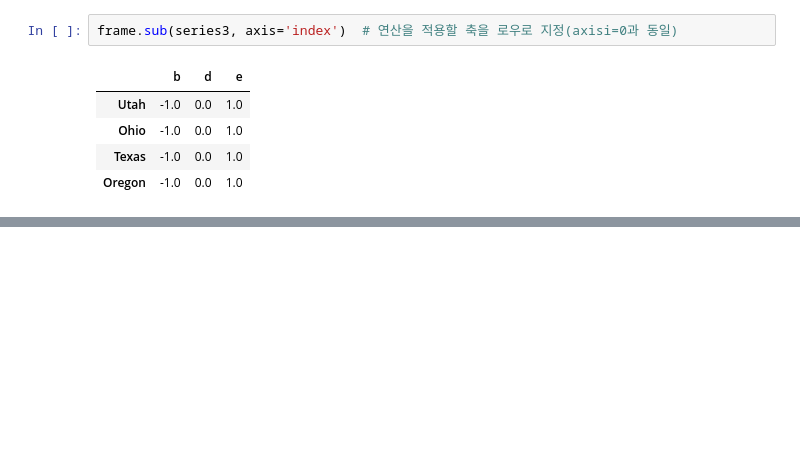
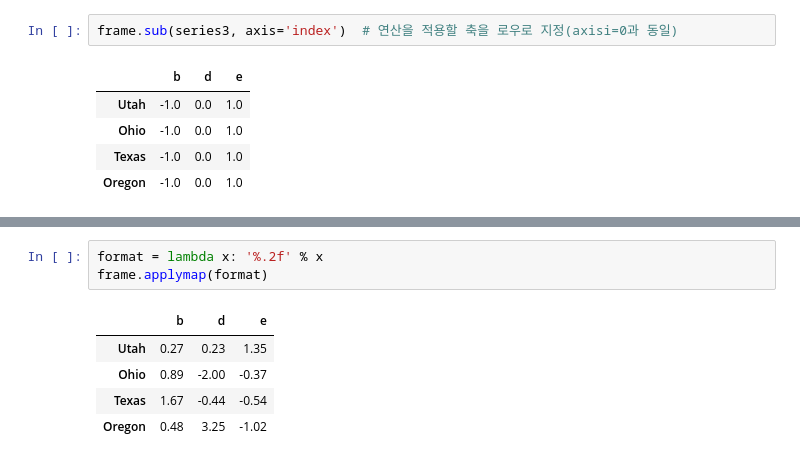
Before and after one commit to kec0130/Python-for-Data-Analysis, a Jupyter notebook: ch05.ipynb, the cells around one changed output, grey strips where cells are left out. Saved outputs shown, nothing was run; the diff lists cells and outputs as text; blank space fills up the shorter version.

```diff
--- a/ch05.ipynb
+++ b/ch05.ipynb
@@ -974,0 +1019,9 @@ frame.sub(series3, axis='index')  # 연산을 적용할 축을 로우로 지정(
+# %%
+format = lambda x: '%.2f' % x
+frame.applymap(format)
+# %% [output]
+|  | b | d | e |
+| Utah | 0.27 | 0.23 | 1.35 |
+| Ohio | 0.89 | -2.00 | -0.37 |
+| Texas | 1.67 | -0.44 | -0.54 |
+| Oregon | 0.48 | 3.25 | -1.02 |
```
Also changed, not shown: parts of 8 cells of this notebook.
